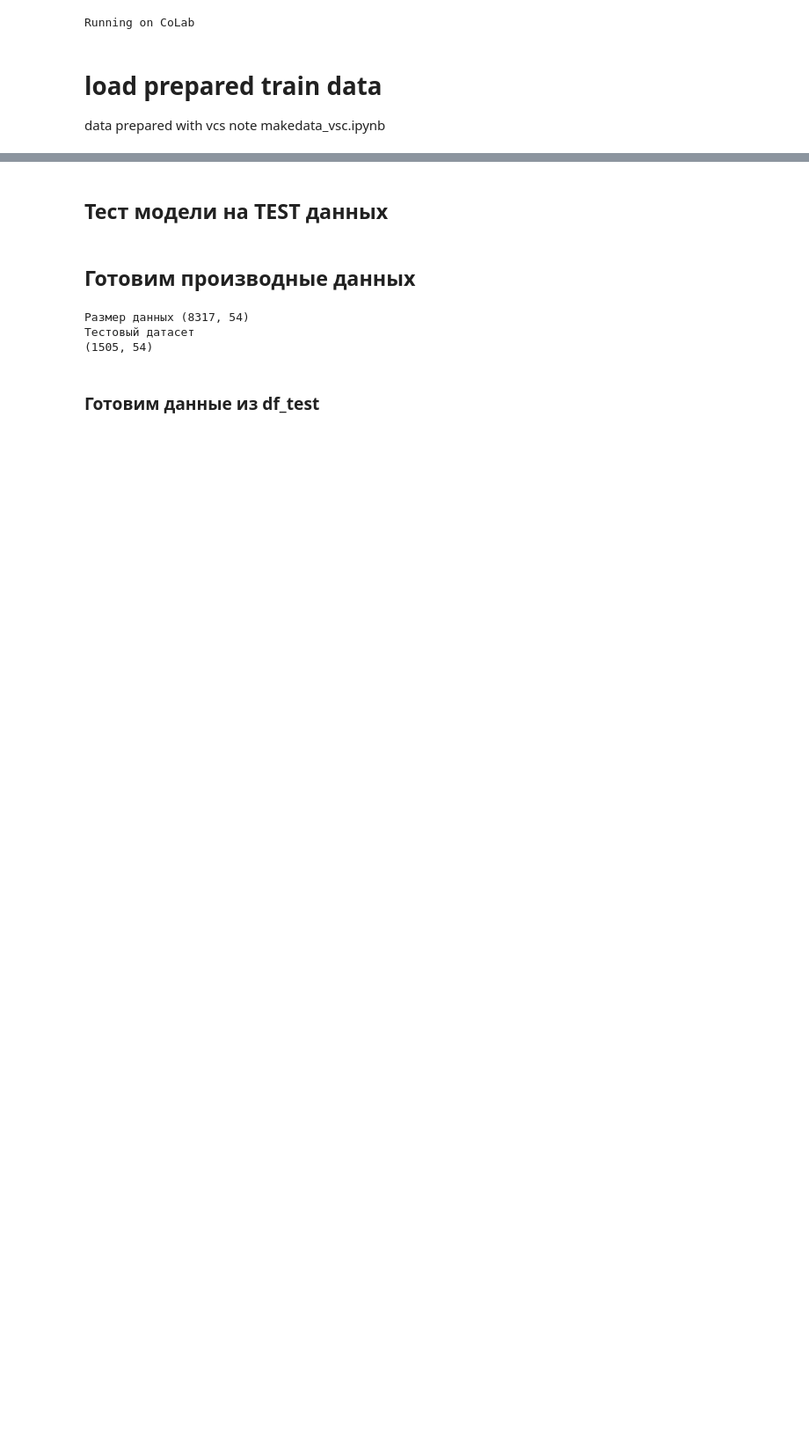
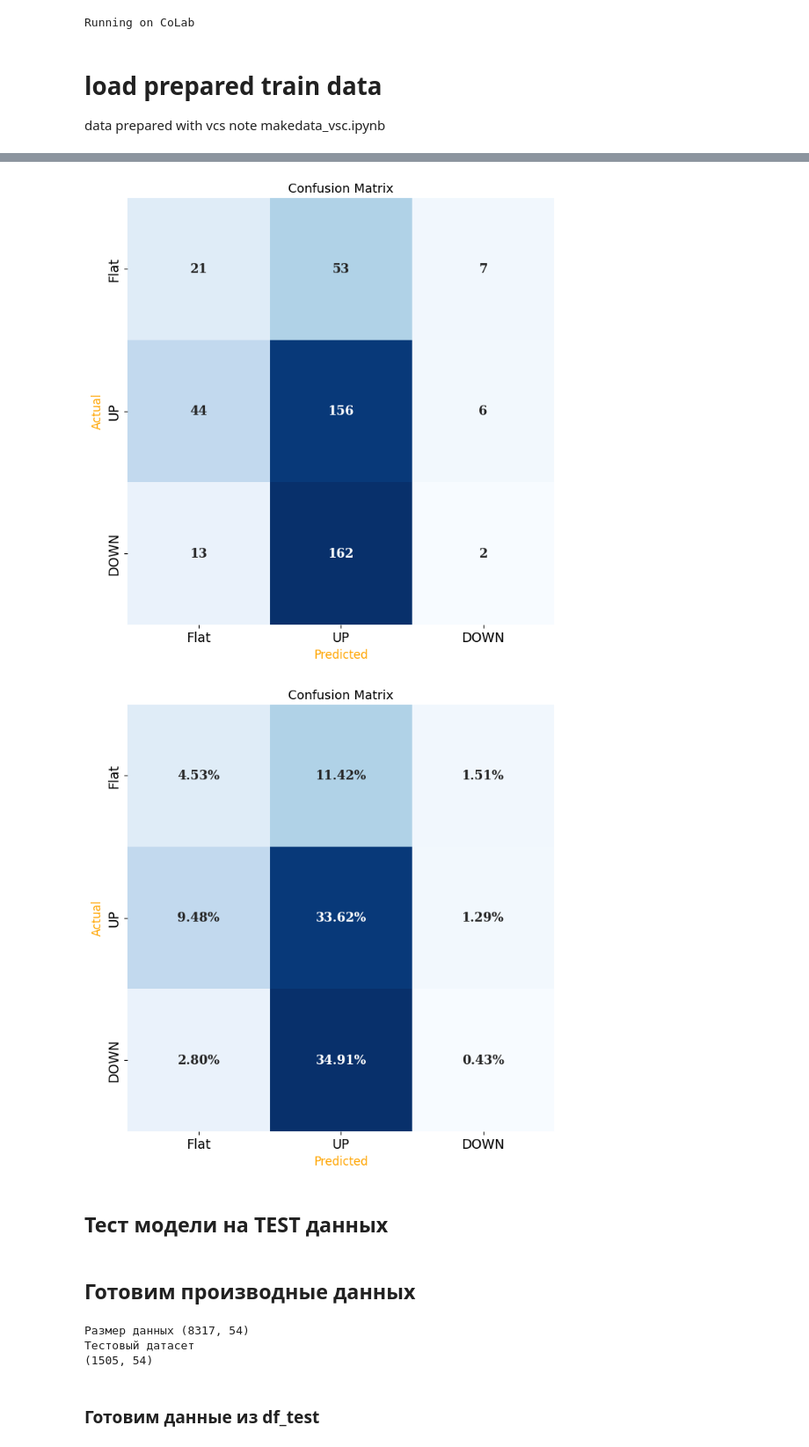
Before and after one commit to Mike030668/Project_glass, a Jupyter notebook: notebooks/train_predtrend_model.ipynb, the cells around one changed output, grey strips where cells are left out. Shown at 88% size. Saved outputs shown, nothing was run; the diff lists cells and outputs as text; code cells hidden in the pictures; blank space fills up the shorter version.

```diff
--- a/notebooks/train_predtrend_model.ipynb
+++ b/notebooks/train_predtrend_model.ipynb
@@ -116,25 +116,28 @@ gd.plot_gausdata(100, 400, pred_signal.mean(1), title="pred")
 # %%
 # устанавливаем переход от ожидания к действию
 TRESH_UP = 0.1
 TRESH_DOWN = -0.1
-
+VAL_LEN = 500
 lag = 1
 #test_signal = pred_signal[:,lag]
 test_signal = pred_signal.mean(1)
 # переведем сигнал от нейронки в класс действия
 y_pred = np.zeros(pred_signal.shape[0])
 y_pred[test_signal > TRESH_UP] = 1
 y_pred[test_signal < TRESH_DOWN] = 2
 
 # переведем сигнал от разметки  в класс действия
 y_true_ = y_data[-1-VAL_LEN+DEPTH+lag:-PREDICT_LAG+lag]
 y_true = np.zeros(y_true_.shape[0])
 y_true[y_true_==1] = 1
 y_true[y_true_== -1] = 2
 
 # строим матрицу ошибок
 confusion_matrix(y_true, y_pred, labels=['Flat', 'UP', 'DOWN'], figsize=(8,8))
 confusion_matrix(y_true, y_pred, labels=['Flat', 'UP', 'DOWN'], normalize='all', figsize=(8,8))
+# %% [output]
+[figure, added]
+[figure, added]
 # %% [markdown]
 ## Тест модели на TEST данных
 # %% [markdown]
```
Also changed, not shown: parts of 9 cells of this notebook, 1 other file.
